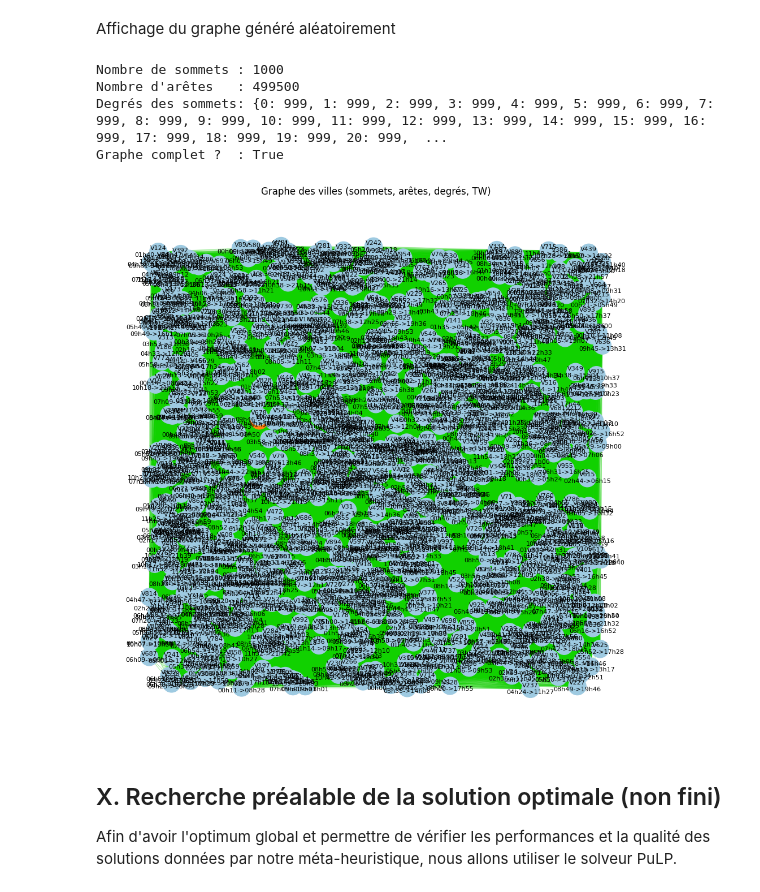
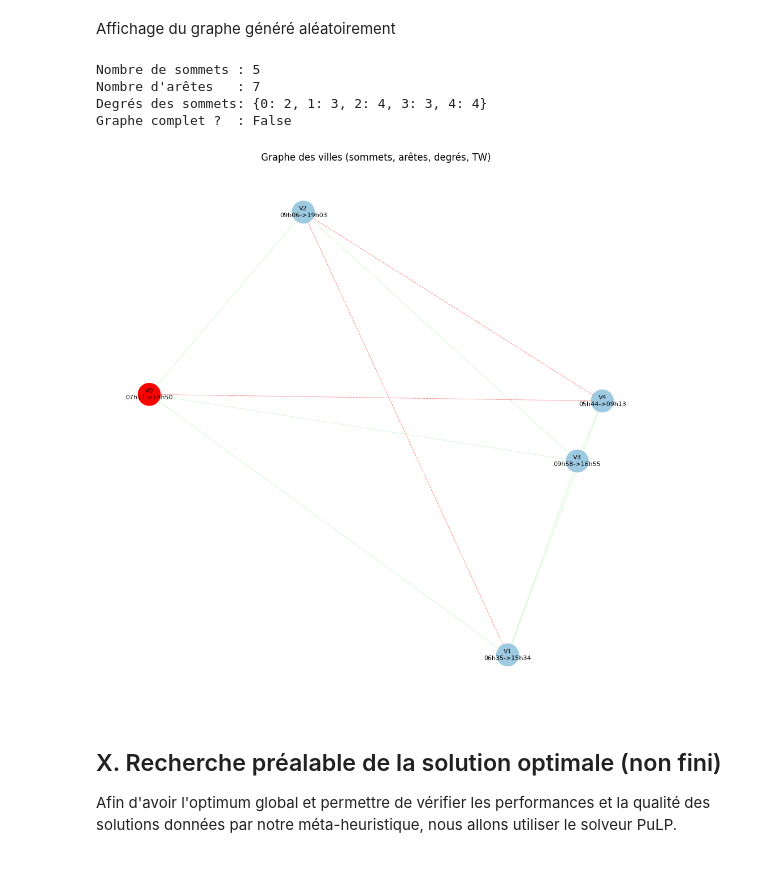
Before and after one commit to FrozX69/RechOp-Gr3, a Jupyter notebook: gpe3-livrable2 joan.ipynb, the cells around one changed output. Drawn from its saved outputs; the diff is of its cells as text; code cells hidden in the pictures.

Commit message:
modif 1.2 add route bloqué

```diff
--- a/gpe3-livrable2 joan.ipynb
+++ b/gpe3-livrable2 joan.ipynb
@@ -153,8 +153,8 @@ On aura donc la structure suivante :
 # %%
 import numpy as np
 
-NB_VILLES = 50
-POURCENTAGE_ROUTES_BLOQUEES = 0
+NB_VILLES = 5
+POURCENTAGE_ROUTES_BLOQUEES = 20
 
 matrice = np.zeros((NB_VILLES, NB_VILLES), int)
 liste_villes = []
@@ -264,64 +255,69 @@ G = nx.Graph()
 for i, (x, y) in enumerate(coordonnees_villes):
     G.add_node(i, pos=(x, y), fenetre=liste_villes[i])
 
+# Listes pour les arêtes ouvertes et bloquées
+edges_open = []
+edges_blocked = []
+
 # Arêtes (routes)
 for i in range(NB_VILLES):
     for j in range(i + 1, NB_VILLES):
-        if matrice[i][j] < maxsize:  # ignore route bloquée
+        if matrice[i][j] < maxsize:
             G.add_edge(i, j, weight=int(matrice[i][j]))
-
-# Vérification graphe complet
-degres = dict(G.degree())
-est_complet = (
-    G.number_of_edges() == NB_VILLES * (NB_VILLES - 1) // 2
-    and all(d == NB_VILLES - 1 for d in degres.values())
-)
+            edges_open.append((i, j))
+        else:
+            edges_blocked.append((i, j))
 
 print("Nombre de sommets :", G.number_of_nodes())
 print("Nombre d'arêtes   :", G.number_of_edges())
 print("Degrés des sommets:", degres)
 print("Graphe complet ?  :", est_complet)
 
 pos = nx.get_node_attributes(G, "pos")
 node_labels = {
     i: f"V{i}\n{to_hhmm(liste_villes[i][0])}->{to_hhmm(liste_villes[i][1])}"
     for i in G.nodes()
 }
 
-# mettre v0 en rouge car elle reprente le dépot
-node_colors = ["#9ecae1" if i != 0 else "#ff7f0e" for i in G.nodes()]
-
+# mettre v0 en rouge car elle represente le dépot
+node_colors = ["#9ecae1" if i != 0 else "#ff0000" for i in G.nodes()]
 
 plt.figure(figsize=(10, 10))
 
 # Nœuds
-nx.draw_networkx_nodes(
+nx.draw_networkx_nodes(G, pos, node_color=node_colors, node_size=800)
+
+# Arêtes ouvertes (vert)
+nx.draw_networkx_edges(
     G, pos,
-    node_color=node_colors,
-    node_size=500
+    edgelist=edges_open,
+    edge_color="#11D100",
+    width=0.7,
+    alpha=0.18
 )
 
-
-# Arêtes (moins opaques + plus fines)
+# Arêtes bloquées (rouge pointillé)
 nx.draw_networkx_edges(
     G, pos,
-    edge_color="#11D100",
-    width=0.7,   # plus fin
-    alpha=0.18   # moins opaque
+    edgelist=edges_blocked,
+    edge_color="#FF0000",
+    width=0.7,
+    alpha=0.5,
+    style="dashed" # pointilé?
 )
 
 nx.draw_networkx_labels(G, pos, labels=node_labels, font_size=8)
 
 plt.title("Graphe des villes (sommets, arêtes, degrés, TW)")
 plt.axis("off")
 plt.tight_layout()
 plt.show()
 # %% [output]
-Nombre de sommets : 1000
-Nombre d'arêtes   : 499500
-Degrés des sommets: {0: 999, 1: 999, 2: 999, 3: 999, 4: 999, 5: 999, 6: 999, 7: 999, 8: 999, 9: 999, 10: 999, 11: 999, 12: 999, 13: 999, 14: 999, 15: 999, 16: 999, 17: 999, 18: 999, 19: 999, 20: 999,  ...
-Graphe complet ?  : True
+Nombre de sommets : 5
+Nombre d'arêtes   : 7
+Degrés des sommets: {0: 2, 1: 3, 2: 4, 3: 3, 4: 4}
+Graphe complet ?  : False
-[figure, old version]
+[figure, new version]
 # %% [markdown]
 ## X. Recherche préalable de la solution optimale (non fini)
 Afin d'avoir l'optimum global et permettre de vérifier les performances et la qualité des solutions données par notre méta-heuristique, nous allons utiliser le solveur PuLP.
```
Also changed, not shown: parts of 4 cells of this notebook, 1 other file.
